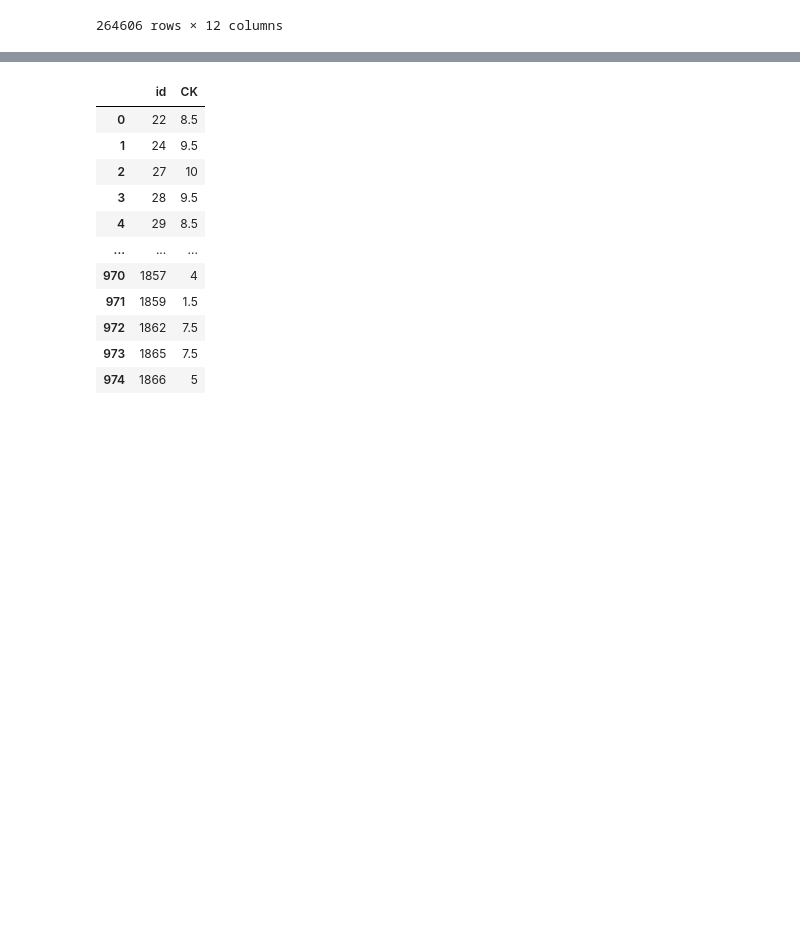
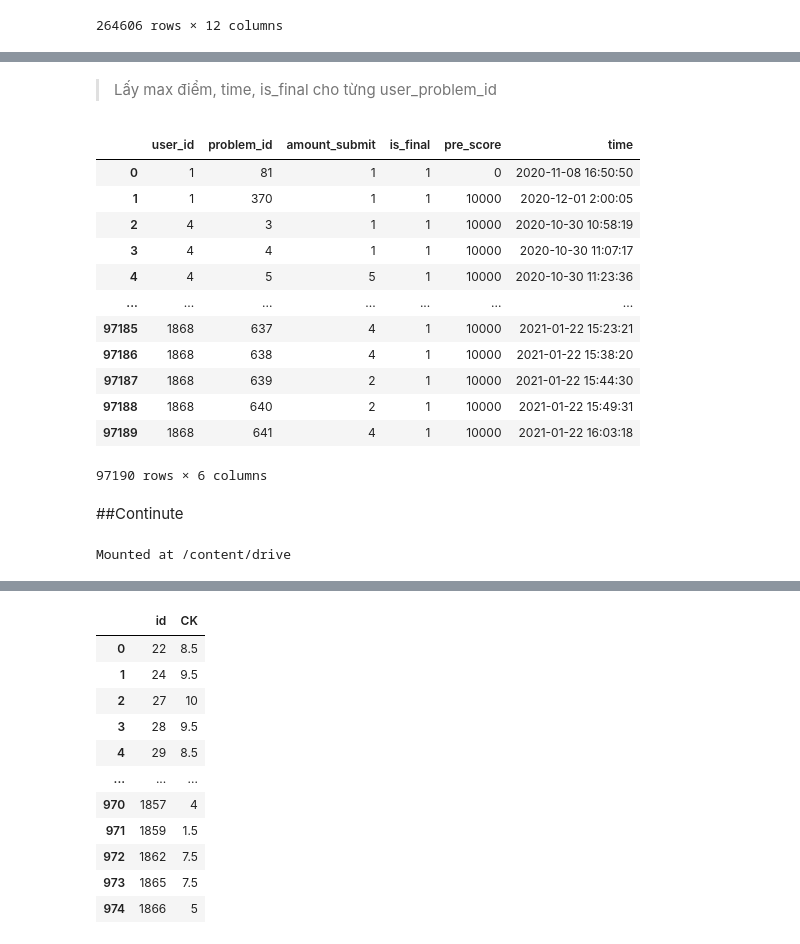
Before and after one commit to phutaekwondo/CS114.L21, a Jupyter notebook: duDoanDiemCuoiKy_homeWork/draft.ipynb, the cells around one changed output, grey strips where cells are left out. Saved outputs shown, nothing was run; the diff lists cells and outputs as text; code cells hidden in the pictures; blank space fills up the shorter version.

```diff
--- a/duDoanDiemCuoiKy_homeWork/draft.ipynb
+++ b/duDoanDiemCuoiKy_homeWork/draft.ipynb
@@ -113,0 +90,43 @@ data_score
+# %%
+first_feature = {'user_id': data_wecode['user_id'], 'problem_id': data_wecode['problem_id']}
+first_feature = pd.DataFrame(first_feature, columns = ['user_id', 'problem_id'])
+
+#Đếm submit theo user_id và problem_id
+count_submit = Counter(zip(first_feature['user_id'], first_feature['problem_id'])).items()
+user_feature = pd.DataFrame(count_submit, columns=['user_id, problem_id', 'amount_submit'])#lúc này có user_id và problem_id chung 1 column
+
+#sắp xếp lại data - tách user_id và problem_id
+temp = pd.DataFrame(user_feature['user_id, problem_id'].tolist(), columns = ['user_id','problem_id']) #tạo temp = 2 cột user_id và problem_id khi tác ra
+del user_feature['user_id, problem_id'] #Xóa cột
+user_feature['user_id'], user_feature['problem_id'] = temp['user_id'], temp['problem_id']#thêm lại 2 cột
+cols = user_feature.columns.tolist()#sếp xếp lại
+cols = cols[-2:] + cols[:1]
+user_feature = user_feature[cols]
+#sort theo user_id_problem_id và set index
+user_feature = user_feature.sort_values(by=['user_id', 'problem_id']).set_index(pd.Index(range(len(user_feature))))
+# %% [markdown]
+>Lấy max điểm, time, is_final cho từng user_problem_id
+# %%
+other_feature_user = {'user_problem_id': pd.Series(zip(data_wecode['user_id'], data_wecode['problem_id'])), 'is_final': data_wecode['is_final'],
+                      'pre_score': data_wecode['pre_score'], 'time': data_wecode['updated_at']}
+other_feature_user = pd.DataFrame(other_feature_user, columns=['user_problem_id', 'is_final', 'pre_score', 'time'])
+other_feature_user = other_feature_user.sort_values(by='user_problem_id').set_index(pd.Index(range(len(other_feature_user))))
+other_feature = other_feature_user.groupby(['user_problem_id'], as_index=False).agg('max')
+# %%
+#Đưa cột pre_score vào user_feature. Vì 2 bảng sort giống nhau nên việc thêm vào sẽ ko sai vị trí
+user_feature['is_final'], user_feature['pre_score'], user_feature['time'] = other_feature['is_final'], other_feature['pre_score'], other_feature['time']
+user_feature
+# %% [output]
+|  | user_id | problem_id | amount_submit | is_final | pre_score | time |
+| 0 | 1 | 81 | 1 | 1 | 0 | 2020-11-08 16:50:50 |
+| 1 | 1 | 370 | 1 | 1 | 10000 | 2020-12-01 2:00:05 |
+| 2 | 4 | 3 | 1 | 1 | 10000 | 2020-10-30 10:58:19 |
+| 3 | 4 | 4 | 1 | 1 | 10000 | 2020-10-30 11:07:17 |
+| 4 | 4 | 5 | 5 | 1 | 10000 | 2020-10-30 11:23:36 |
+| ... | ... | ... | ... | ... | ... | ... |
+| 97185 | 1868 | 637 | 4 | 1 | 10000 | 2021-01-22 15:23:21 |
+| 97186 | 1868 | 638 | 4 | 1 | 10000 | 2021-01-22 15:38:20 |
+| 97187 | 1868 | 639 | 2 | 1 | 10000 | 2021-01-22 15:44:30 |
+| 97188 | 1868 | 640 | 2 | 1 | 10000 | 2021-01-22 15:49:31 |
+| 97189 | 1868 | 641 | 4 | 1 | 10000 | 2021-01-22 16:03:18 |
+97190 rows × 6 columns
@@ -113,0 +139,8 @@ data_score
+# %% [markdown]
+##Continute
+# %%
+
+from google.colab import drive
+drive.mount('/content/drive')
+# %% [output]
+Mounted at /content/drive
```
Also changed, not shown: parts of 23 cells of this notebook.
